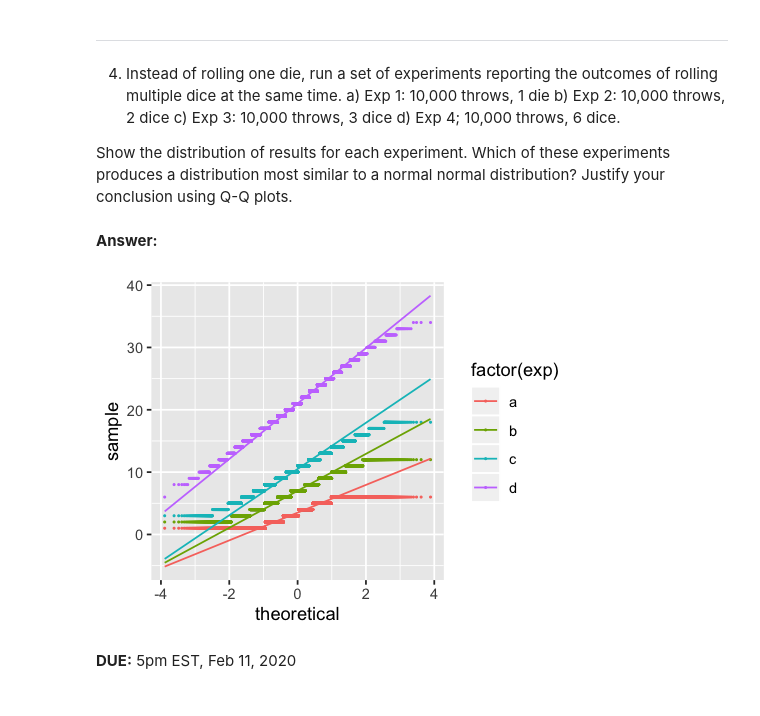
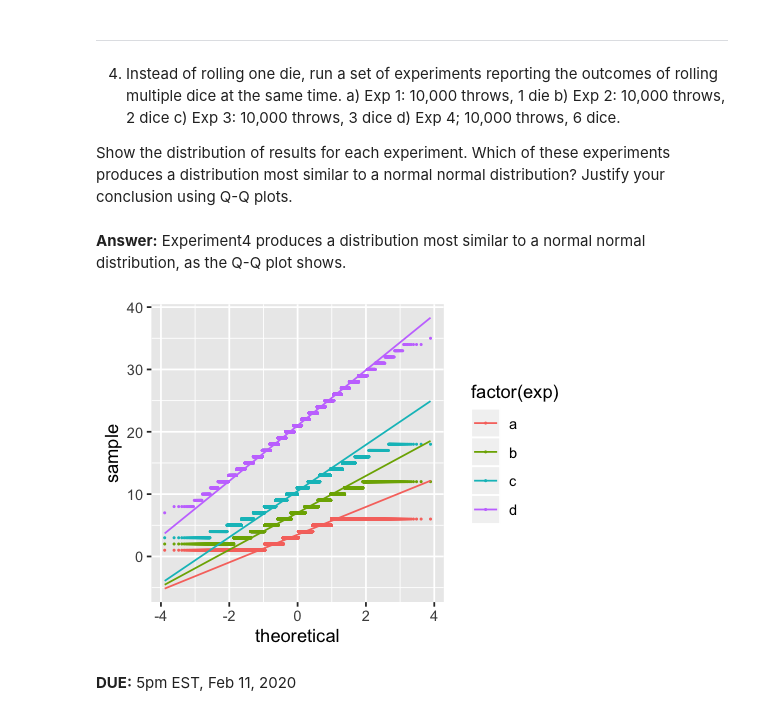
Before and after one commit to Xinying329/Hou_DSPN_S20, a Jupyter notebook: Homework3_LLN.ipynb, the cells around one changed output. Drawn from its saved outputs; the diff is of its cells as text; code cells hidden in the pictures.

```diff
--- a/Homework3_LLN.ipynb
+++ b/Homework3_LLN.ipynb
@@ -97,36 +98,37 @@ geom_text(aes(x=round(mean(dieroll2),2)+1, label="\nsimulated mean", y=180), col
         	d) Exp 4; 10,000 throws, 6 dice.
 
 Show the distribution of results for each experiment. Which of these experiments produces a distribution most similar to a normal normal distribution? Justify your conclusion using Q-Q plots.
-# %% [markdown]
-**Answer:**
+# %% [markdown]
+**Answer:**
+Experiment4 produces a distribution most similar to a normal normal distribution, as the Q-Q plot shows.
 # %%
 # -------------------------------
 # Question 4
 # -------------------------------
 #a) Exp 1: 10,000 throws, 1 die
-
-
+set.seed(123)
 a = data.frame(length = ceiling(runif(10000, 0, 6)))
 a$exp <- "a"
+# b
 b = data.frame(length = ceiling(runif(10000, 0, 6))+ceiling(runif(10000, 0, 6)))
 b$exp <- "b"
 #c
 dic_roll <- 0
 for (i in 1:3)               #3 dices
-   {  dic_roll=dic_roll+ceiling(runif(10000, 0, 6))}
+   {  dic_roll <-  dic_roll+ceiling(runif(10000, 0, 6))}
 c = data.frame(length = dic_roll)
 c$exp <- "c"
 #d
 dic_roll <- 0
 for (i in 1:6)               #6 dices
-   {  dic_roll=dic_roll+ceiling(runif(10000, 0, 6))}
+   {  dic_roll  <- dic_roll + ceiling(runif(10000, 0, 6))}
 d = data.frame(length = dic_roll)
 d$exp <- "d"
 dat=rbind(a,b, c,d)
 ggplot(dat, aes(sample = length, colour = factor(exp))) +
   stat_qq(size = 0.2) +
   stat_qq_line()
 # %% [output]
-[figure, old version]
+[figure, new version]
 # %% [markdown]
 **DUE:** 5pm EST, Feb 11, 2020
```
Also changed, not shown: parts of 3 cells of this notebook.
